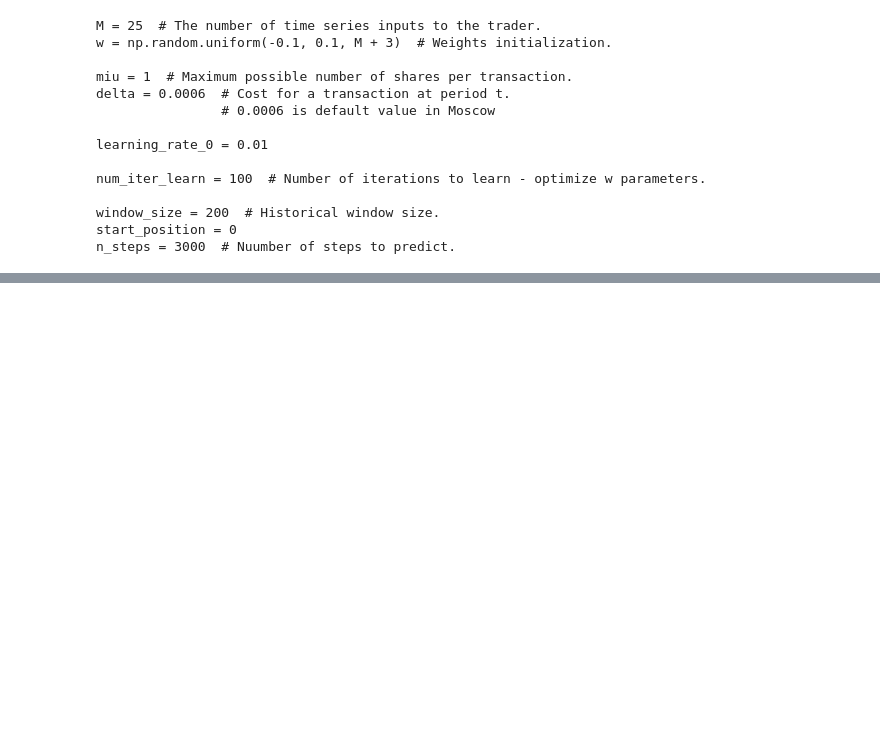
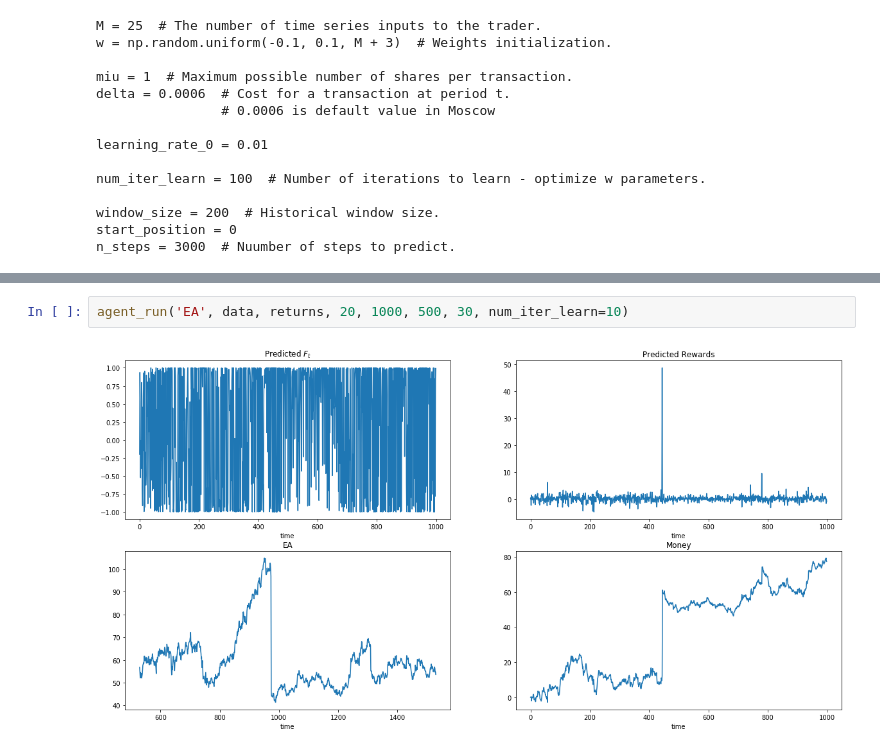
Before and after one commit to FRTP/Algorithms, a Jupyter notebook: src/main_test.ipynb, the cells around one changed output, grey strips where cells are left out. Drawn from its saved outputs; the diff is of its cells as text; blank space fills up the shorter version.

```diff
--- a/src/main_test.ipynb
+++ b/src/main_test.ipynb
@@ -406,0 +498,4 @@ n_steps = 3000  # Nuumber of steps to predict.
+# %%
+agent_run('EA', data, returns, 20, 1000, 500, 30, num_iter_learn=10)
+# %% [output]
+[figure, added]
```
Also changed, not shown: parts of 17 cells of this notebook.
